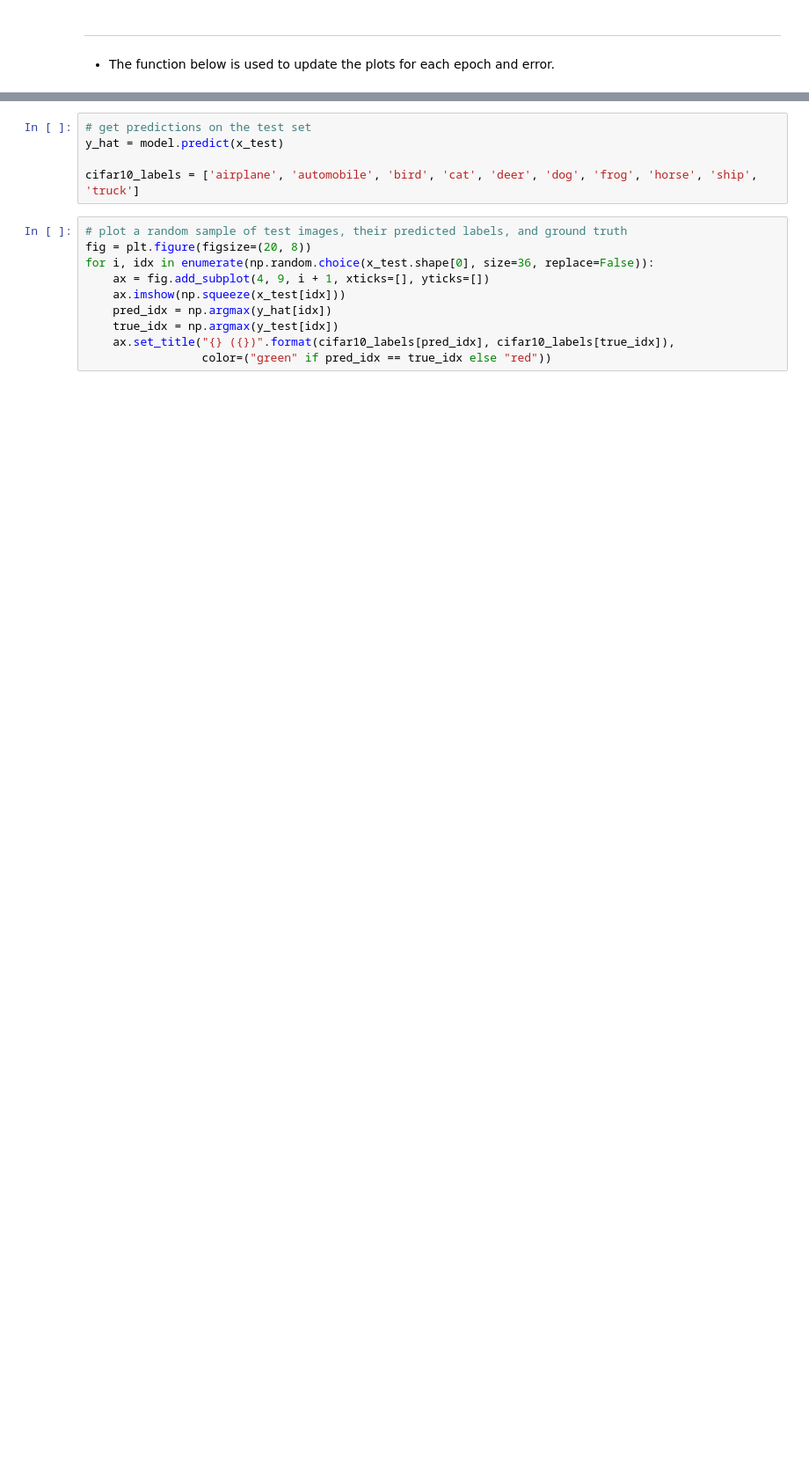
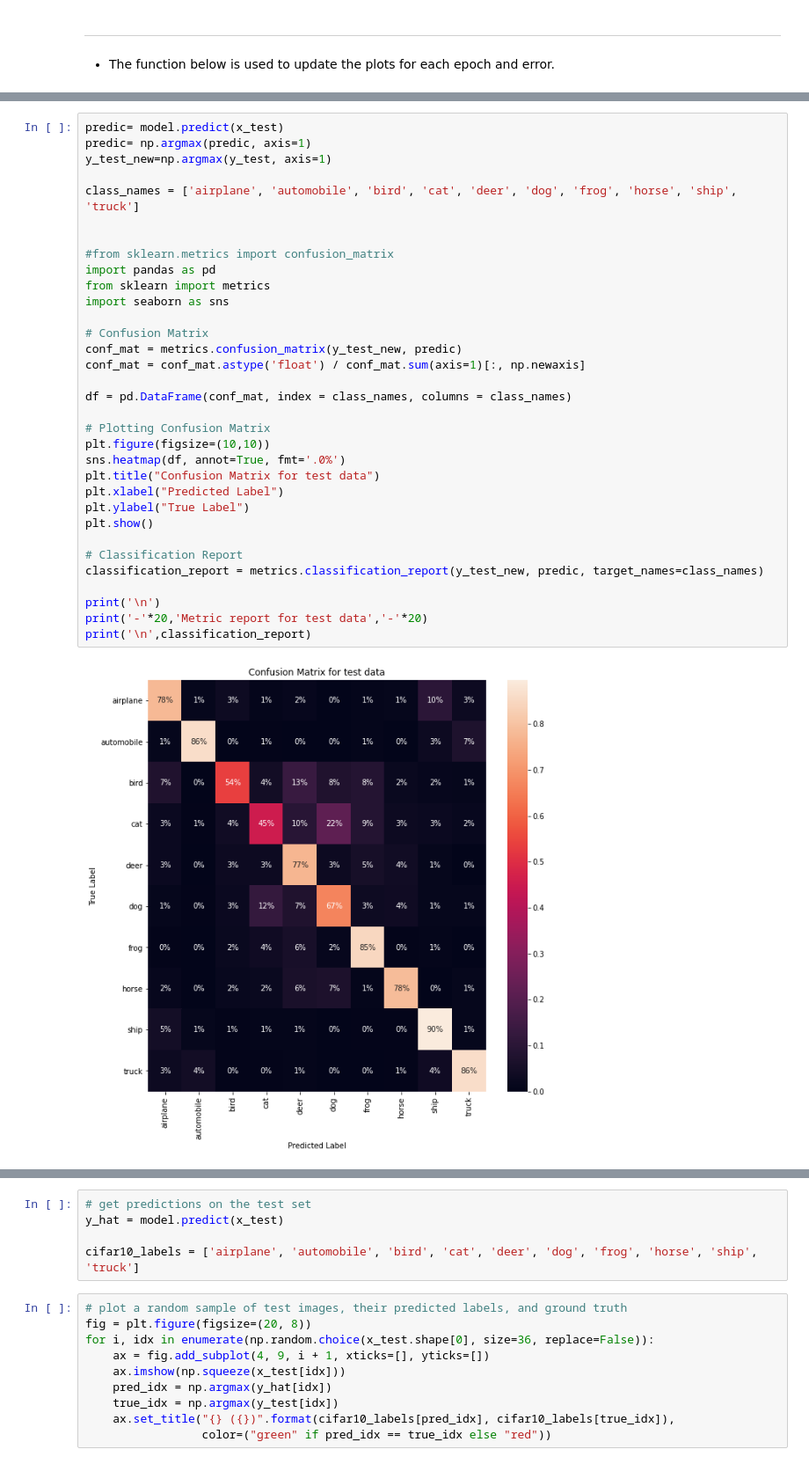
Before and after one commit to deveshSingh06/Deep_Learning, a Jupyter notebook: 2. Convolutional Neural Network/3.Building_A_CNN.ipynb, the cells around one changed output, grey strips where cells are left out. Shown at 88% size. Cells and saved outputs as stored; diff of their text form; blank space fills up the shorter version.

```diff
--- a/2. Convolutional Neural Network/3.Building_A_CNN.ipynb
+++ b/2. Convolutional Neural Network/3.Building_A_CNN.ipynb
@@ -302,0 +377,35 @@ plt_dynamic(x, vy, ty, ax)
+# %%
+predic= model.predict(x_test)
+predic= np.argmax(predic, axis=1)
+y_test_new=np.argmax(y_test, axis=1)
+
+class_names = ['airplane', 'automobile', 'bird', 'cat', 'deer', 'dog', 'frog', 'horse', 'ship', 'truck']
+
+
+#from sklearn.metrics import confusion_matrix
+import pandas as pd
+from sklearn import metrics
+import seaborn as sns
+
+# Confusion Matrix
+conf_mat = metrics.confusion_matrix(y_test_new, predic)
+conf_mat = conf_mat.astype('float') / conf_mat.sum(axis=1)[:, np.newaxis]
+
+df = pd.DataFrame(conf_mat, index = class_names, columns = class_names)
+
+# Plotting Confusion Matrix
+plt.figure(figsize=(10,10))
+sns.heatmap(df, annot=True, fmt='.0%')
+plt.title("Confusion Matrix for test data")
+plt.xlabel("Predicted Label")
+plt.ylabel("True Label")
+plt.show()
+
+# Classification Report
+classification_report = metrics.classification_report(y_test_new, predic, target_names=class_names)
+
+print('\n')
+print('-'*20,'Metric report for test data','-'*20)
+print('\n',classification_report)
+# %% [output]
+[figure, added]
```
Also changed, not shown: parts of 15 cells of this notebook, 1 other file.
